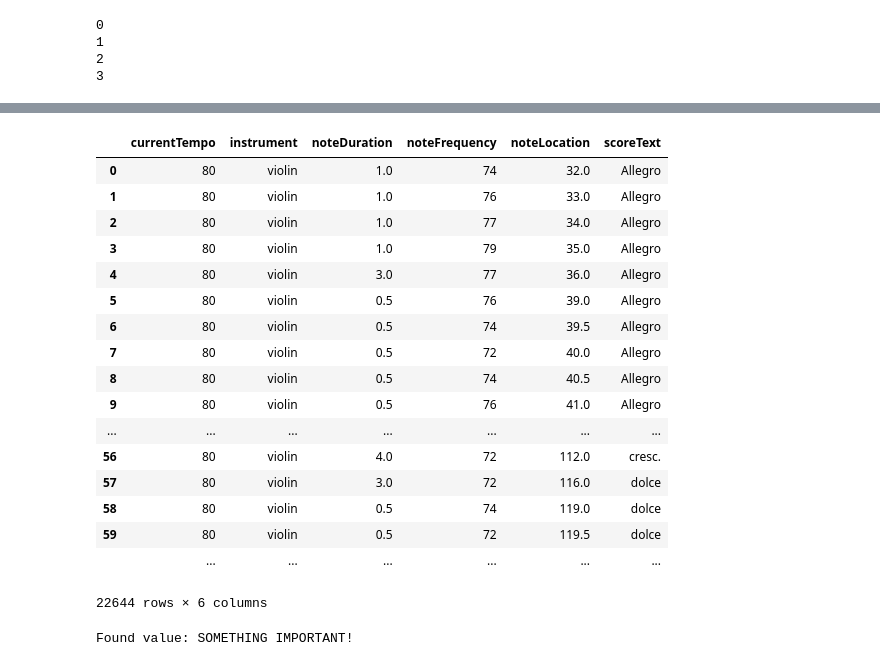
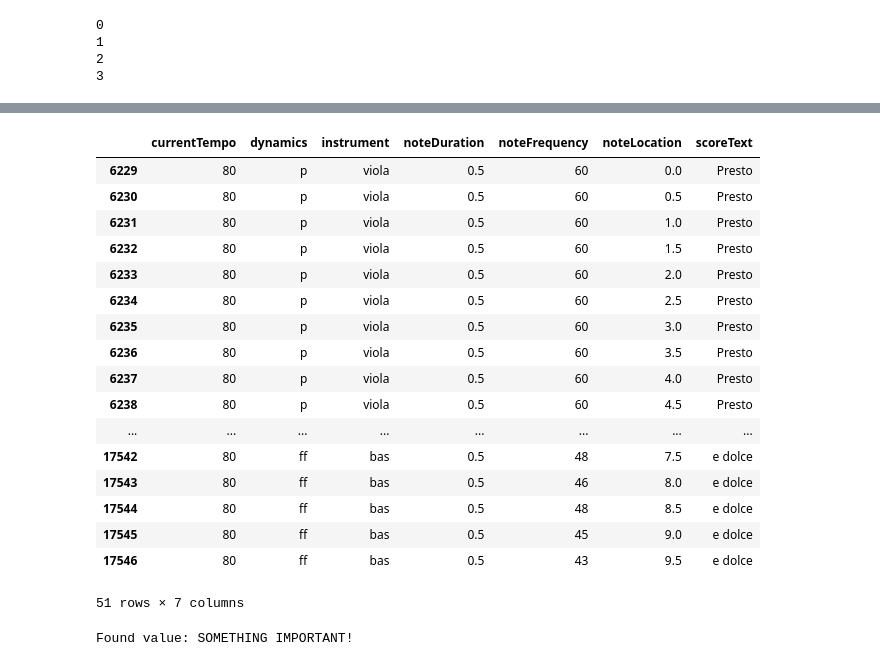
Before and after one commit to jgab3103/phd_code, a Jupyter notebook: Data Preparation-Polyphonic.ipynb, the cells around one changed output, grey strips where cells are left out. Saved outputs shown, nothing was run; the diff lists cells and outputs as text; code cells hidden in the pictures.

```diff
--- a/Data Preparation-Polyphonic.ipynb
+++ b/Data Preparation-Polyphonic.ipynb
@@ -332,6 +332,8 @@ for part in parts_list:
 global currentTempo
 global textArray
 textArray = -1
+global dynamicArray
+dynamicArray = -1
 
 
 midiList = []
@@ -340,7 +342,9 @@ locationList = []
 tempoList = []
 scoreTextList = []
 instrumentList = []
-
+notesWithSlursAndTiesLeadingIn = []
+notesWithSlursAndTiesLeadingOut = []
+dynamicsList = []
 
 
 instrumentArray = ['violin', 'viola', 'cello', 'bas']
@@ -348,18 +352,39 @@ instrumentArray = ['violin', 'viola', 'cello', 'bas']
 for i, instruments in enumerate(instrumentArray):
     print i
     for musicStuff in notes_list[i]:
+        #IF ROW OF DATA IS SLUR OR TIE
+        try:
+            musicStuff.getFirst()
+            notesWithSlursAndTiesLeadingOut.append(musicStuff.getFirst())
+            notesWithSlursAndTiesLeadingIn.append(musicStuff.getLast())
+        except:
+            pass
+
+
+        #IF ROW OF DATA IS DYNAMIC
+        try:
+            musicStuff.volumeScalar
+            dynamicArray = musicStuff.value
+
+        except:
+            pass
+
         try:
             musicStuff.content
             textArray = musicStuff.content
         except:
             pass
 
+
+        # IF ROW OF DATA IS TEMPO
         try:
             musicStuff.number
             currentTempo = musicStuff.number
 
         except:
             pass
+
+        #IF ROW OF DATA IS CHORD ARRAY
         try:
             musicStuff.intervalVector
             for stuff in musicStuff.pitches:
@@ -370,10 +395,12 @@ for i, instruments in enumerate(instrumentArray):
                 tempoList.append(currentTempo)
                 scoreTextList.append(textArray)
                 instrumentList.append(instrumentArray[i])
+                dynamicsList.append(dynamicArray)
 
         except:
             pass
 
+        #IF ROW OF DATA IS NOTE
         try:
             musicStuff.midi
             #print 'Tempo', currentTempo , 'Note\tmidi:', musicStuff.midi, ' \tOffset:', musicStuff.offset, ' \t\tDuration:' , musicStuff.duration.quarterLength, 'textArray', textArray
@@ -383,7 +410,7 @@ for i, instruments in enumerate(instrumentArray):
             tempoList.append(currentTempo)
             scoreTextList.append(textArray)
             instrumentList.append(instrumentArray[i])
-
+            dynamicsList.append(dynamicArray)
         except:
             pass
 # %% [output]
@@ -442,29 +458,30 @@ testDf = pd.DataFrame({'noteFrequency': midiList,
                    'noteLocation' : locationList,
                    'currentTempo' : tempoList,
                    'scoreText': scoreTextList,
-                   'instrument': instrumentList
+                   'instrument': instrumentList,
+                   'dynamics':dynamicsList
                    })
-# %%
-testDf
-# %% [output]
-|  | currentTempo | instrument | noteDuration | noteFrequency | noteLocation | scoreText |
-| 0 | 80 | violin | 1.0 | 74 | 32.0 | Allegro |
-| 1 | 80 | violin | 1.0 | 76 | 33.0 | Allegro |
-| 2 | 80 | violin | 1.0 | 77 | 34.0 | Allegro |
-| 3 | 80 | violin | 1.0 | 79 | 35.0 | Allegro |
-| 4 | 80 | violin | 3.0 | 77 | 36.0 | Allegro |
-| 5 | 80 | violin | 0.5 | 76 | 39.0 | Allegro |
-| 6 | 80 | violin | 0.5 | 74 | 39.5 | Allegro |
-| 7 | 80 | violin | 0.5 | 72 | 40.0 | Allegro |
-| 8 | 80 | violin | 0.5 | 74 | 40.5 | Allegro |
-| 9 | 80 | violin | 0.5 | 76 | 41.0 | Allegro |
-| ... | ... | ... | ... | ... | ... | ... |
-| 56 | 80 | violin | 4.0 | 72 | 112.0 | cresc. |
-| 57 | 80 | violin | 3.0 | 72 | 116.0 | dolce |
-| 58 | 80 | violin | 0.5 | 74 | 119.0 | dolce |
-| 59 | 80 | violin | 0.5 | 72 | 119.5 | dolce |
-|  | ... | ... | ... | ... | ... | ... |
-22644 rows × 6 columns
+# %%
+testDf[testDf.noteLocation < 10]
+# %% [output]
+|  | currentTempo | dynamics | instrument | noteDuration | noteFrequency | noteLocation | scoreText |
+| 6229 | 80 | p | viola | 0.5 | 60 | 0.0 | Presto |
+| 6230 | 80 | p | viola | 0.5 | 60 | 0.5 | Presto |
+| 6231 | 80 | p | viola | 0.5 | 60 | 1.0 | Presto |
+| 6232 | 80 | p | viola | 0.5 | 60 | 1.5 | Presto |
+| 6233 | 80 | p | viola | 0.5 | 60 | 2.0 | Presto |
+| 6234 | 80 | p | viola | 0.5 | 60 | 2.5 | Presto |
+| 6235 | 80 | p | viola | 0.5 | 60 | 3.0 | Presto |
+| 6236 | 80 | p | viola | 0.5 | 60 | 3.5 | Presto |
+| 6237 | 80 | p | viola | 0.5 | 60 | 4.0 | Presto |
+| 6238 | 80 | p | viola | 0.5 | 60 | 4.5 | Presto |
+| ... | ... | ... | ... | ... | ... | ... | ... |
+| 17542 | 80 | ff | bas | 0.5 | 48 | 7.5 | e dolce |
+| 17543 | 80 | ff | bas | 0.5 | 46 | 8.0 | e dolce |
+| 17544 | 80 | ff | bas | 0.5 | 48 | 8.5 | e dolce |
+| 17545 | 80 | ff | bas | 0.5 | 45 | 9.0 | e dolce |
+| 17546 | 80 | ff | bas | 0.5 | 43 | 9.5 | e dolce |
+51 rows × 7 columns
 # %%
 from xml.etree import ElementTree as ET
 # %%
```
Also changed, not shown: parts of 4 cells of this notebook.
